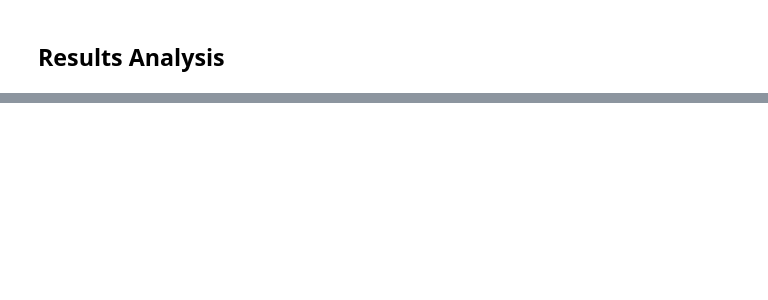
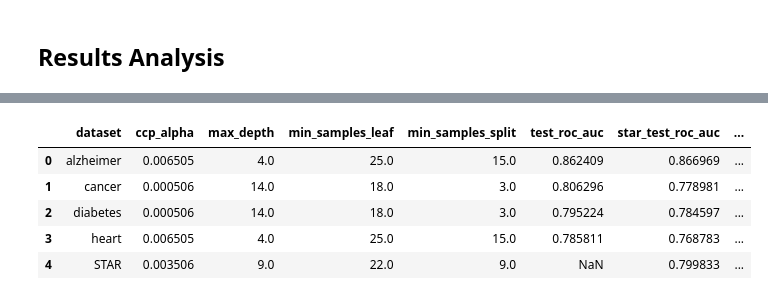
Before and after one commit to zielinskim04/HyperparameterTunability, a Jupyter notebook: ResultsAnalysis.ipynb, the cells around one changed output, grey strips where cells are left out. Saved outputs shown, nothing was run; the diff lists cells and outputs as text; code cells hidden in the pictures; blank space fills up the shorter version.

```diff
--- a/ResultsAnalysis.ipynb
+++ b/ResultsAnalysis.ipynb
@@ -130,0 +157,16 @@ plt.show()
+# %%
+xgb_random_summary = pd.read_csv("Results/xgboost_uniform_summary.csv")
+xgb_bayes_summary = pd.read_csv("Results/xgboost_bayes_summary.csv")
+decisiontree_random_summary = pd.read_csv("Results/decisiontree_uniform_summary.csv")
+decisiontree_bayes_summary = pd.read_csv("Results/decisiontree_bayes_summary.csv")
+knn_random_summary = pd.read_csv("Results/knn_uniform_summary.csv")
+knn_bayes_summary = pd.read_csv("Results/knn_bayes_summary.csv")
+# %%
+decisiontree_random_summary
+# %% [output]
+|  | dataset | ccp_alpha | max_depth | min_samples_leaf | min_samples_split | test_roc_auc | star_test_roc_auc | ... |
+| 0 | alzheimer | 0.006505 | 4.0 | 25.0 | 15.0 | 0.862409 | 0.866969 | ... |
+| 1 | cancer | 0.000506 | 14.0 | 18.0 | 3.0 | 0.806296 | 0.778981 | ... |
+| 2 | diabetes | 0.000506 | 14.0 | 18.0 | 3.0 | 0.795224 | 0.784597 | ... |
+| 3 | heart | 0.006505 | 4.0 | 25.0 | 15.0 | 0.785811 | 0.768783 | ... |
+| 4 | STAR | 0.003506 | 9.0 | 22.0 | 9.0 | NaN | 0.799833 | ... |
```
Also changed, not shown: parts of 17 cells of this notebook, 3 other files.
